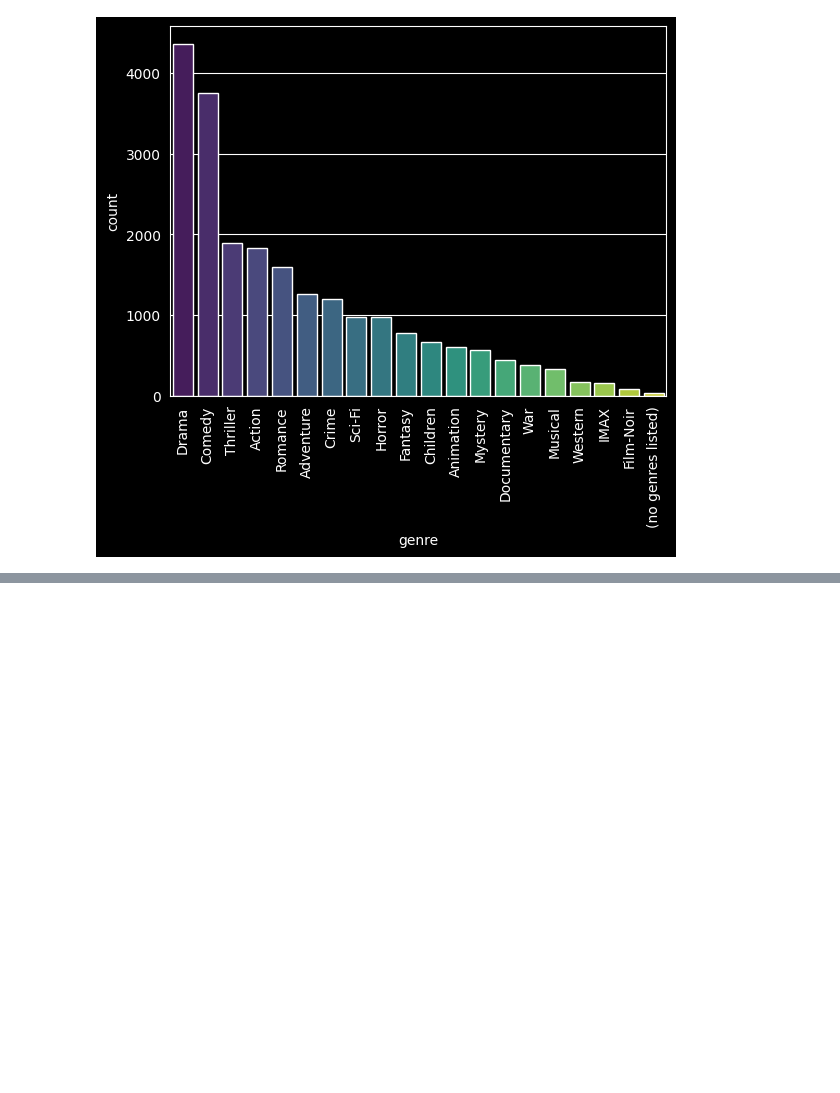
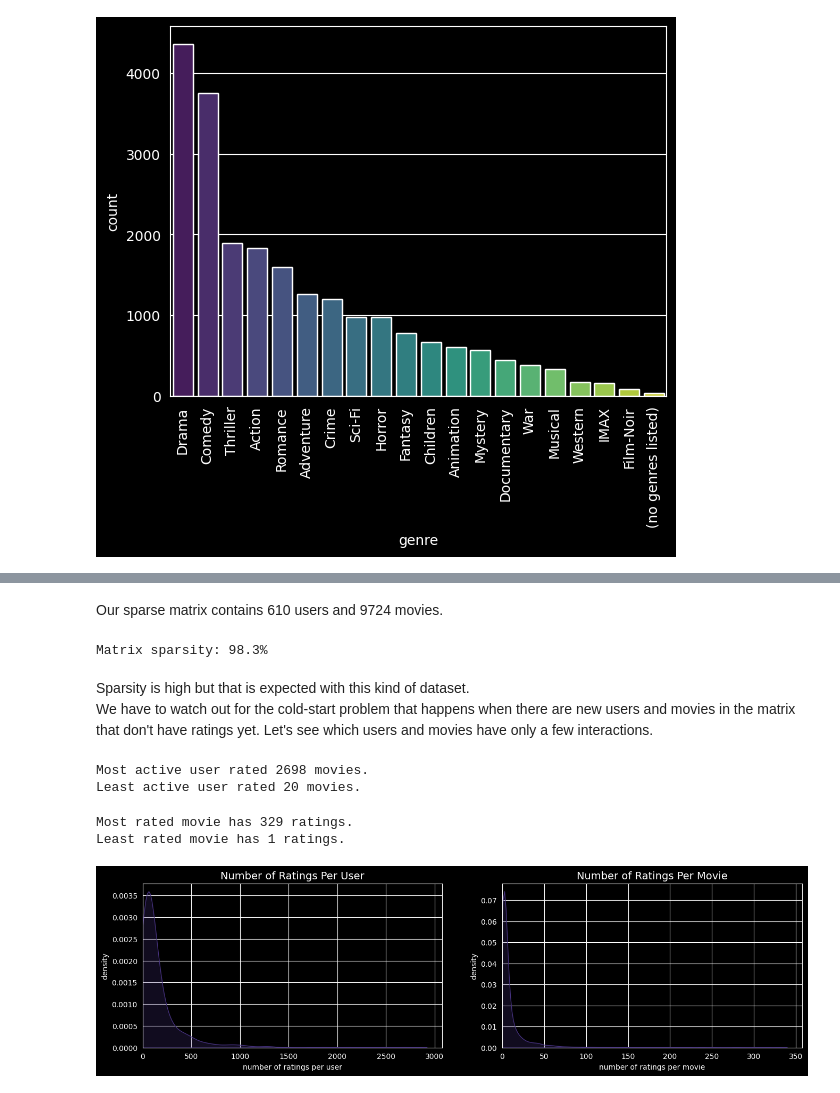
Before and after one commit to tijanatoskovic/Movies-Recommendations, a Jupyter notebook: ga/genetic_algorithm.ipynb, the cells around one changed output, grey strips where cells are left out. Saved outputs shown, nothing was run; the diff lists cells and outputs as text; code cells hidden in the pictures; blank space fills up the shorter version.

```diff
--- a/ga/genetic_algorithm.ipynb
+++ b/ga/genetic_algorithm.ipynb
@@ -314,0 +352,44 @@ plt.xticks(rotation=90)
+# %% [markdown]
+Our sparse matrix contains 610 users and 9724 movies.
+# %%
+n_total = X.shape[0]*X.shape[1]
+n_ratings = X.nnz           # number of non-empty elements in the matrix (equals number of ratings in the dataset)
+sparsity = 1 - n_ratings/n_total
+print(f'Matrix sparsity: {round(sparsity*100, 2)}%')
+# %% [output]
+Matrix sparsity: 98.3%
+# %% [markdown]
+Sparsity is high but that is expected with this kind of dataset.\
+We have to watch out for the cold-start problem that happens when there are new users and movies in the matrix that don't have ratings yet. Let's see which users and movies have only a few interactions.
+# %%
+num_ratings_per_user = X.getnnz(axis=1)
+print(f'Most active user rated {num_ratings_per_user.max()} movies.')
+print(f'Least active user rated {num_ratings_per_user.min()} movies.')
+# %% [output]
+Most active user rated 2698 movies.
+Least active user rated 20 movies.
+# %%
+num_ratings_per_movie = X.getnnz(axis=0)
+print(f'Most rated movie has {num_ratings_per_movie.max()} ratings.')
+print(f'Least rated movie has {num_ratings_per_movie.min()} ratings.')
+# %% [output]
+Most rated movie has 329 ratings.
+Least rated movie has 1 ratings.
+# %%
+sns.set_palette('viridis')
+plt.figure(figsize=(16,4))
+plt.subplot(1,2,1)
+sns.kdeplot(num_ratings_per_user, fill=True)
+plt.xlim(0)
+plt.title("Number of Ratings Per User", fontsize=14)
+plt.xlabel("number of ratings per user")
+plt.ylabel("density")
+plt.subplot(1,2,2)
+sns.kdeplot(num_ratings_per_movie, fill=True)
+plt.xlim(0)
+plt.title("Number of Ratings Per Movie", fontsize=14)
+plt.xlabel("number of ratings per movie")
+plt.ylabel("density")
+plt.show()
+# %% [output]
+[figure, added]
```
Also changed, not shown: parts of 6 cells of this notebook, 1 other file.
